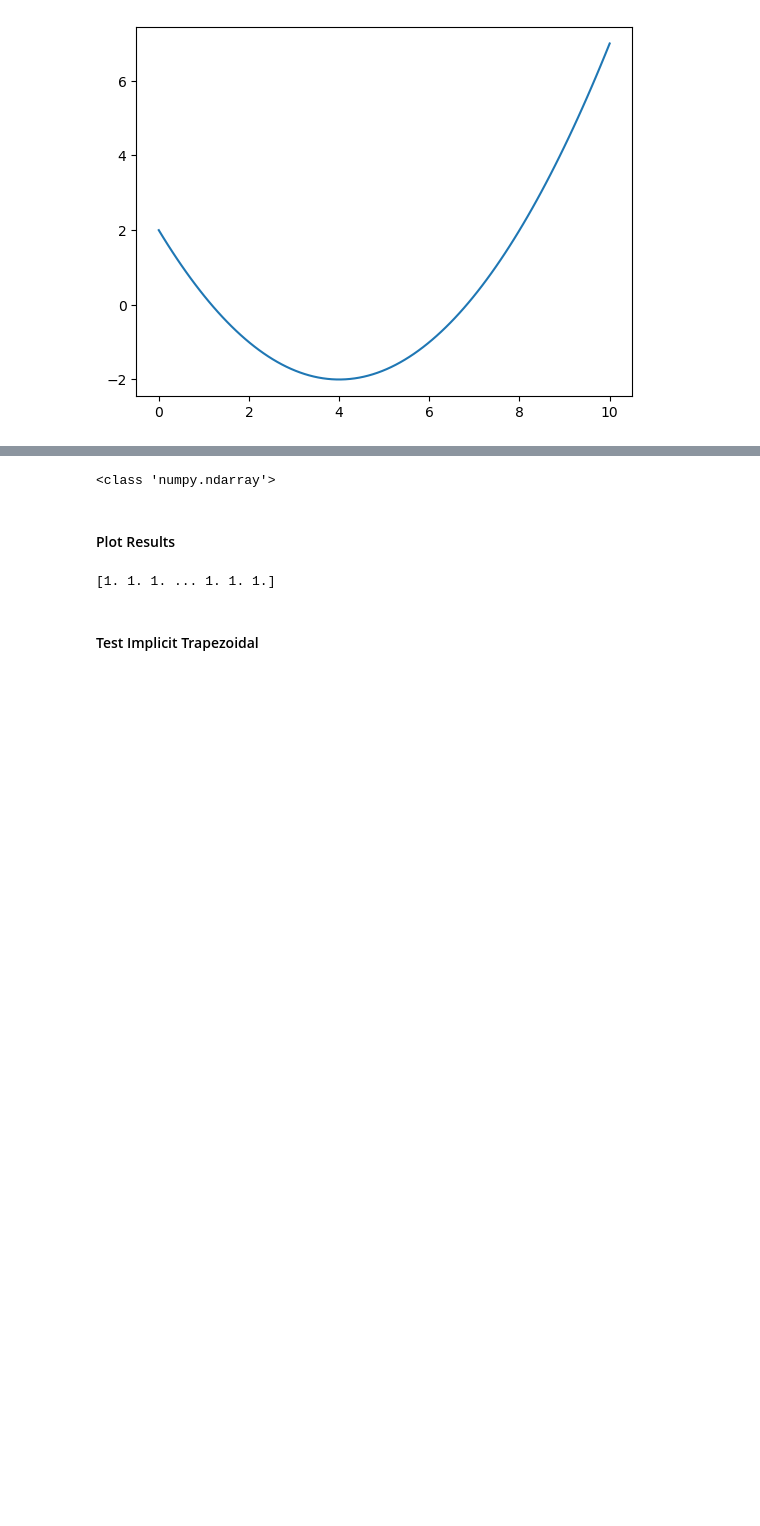
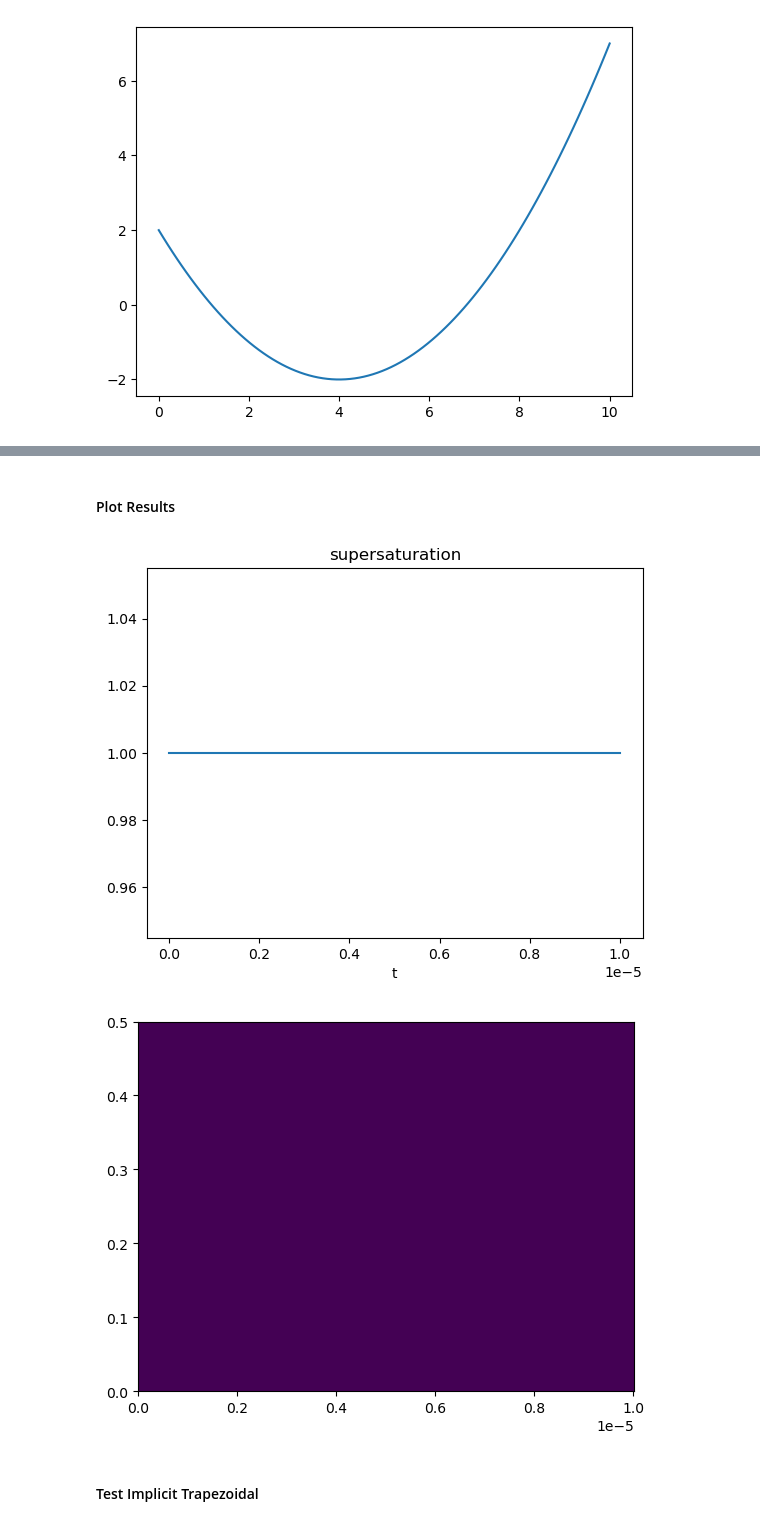
Before and after one commit to lucasattia/crystalPBM, a Jupyter notebook: functions/test_trapezoidal.ipynb, the cells around one changed output, grey strips where cells are left out. Cells and saved outputs as stored; diff of their text form; code cells hidden in the pictures; blank space fills up the shorter version.

```diff
--- a/functions/test_trapezoidal.ipynb
+++ b/functions/test_trapezoidal.ipynb
@@ -20,5 +23,4 @@ def better_imshow(row_vals, col_vals, data, ax=None):
 # %%
-
 from newtonGCR import NewtonGCR
 L_list = np.linspace(0,0.5, 50)
 tlist = np.linspace(0,1e-7,100)
@@ -76,7 +78,7 @@ MaxIter = 100 ##
 tolrGCR    = 1e-2
 epsMF      = 1e-2
 
-evalf =  -np.arctan(x**2)*np.cos(x**2)
+# evalf =  -np.arctan(x**2)*np.cos(x**2)
 
 
 
@@ -283,30 +303,29 @@ GCR did NOT converge! Maximum Numbe
 # %%
-# x_t =np.array(x_t)
+x_t =np.array(x_t)
 
 # print(x_t.shape)
 # print(type(x_t[:,0]))
 # print(type(tlist))
 
 
-print(type(x_t_euler))
+# print(type(x_t_euler))
-# %% [output]
-<class 'numpy.ndarray'>
 # %% [markdown]
 #### Plot Results
 # %%
-# plt.plot(np.array(tlist),  x_t[:,0])
-# plt.title('supersaturation')
-# plt.xlabel('t')
-# plt.show()
+plt.plot(np.array(tlist),  x_t[:,0])
+plt.title('supersaturation')
+plt.xlabel('t')
+plt.show()
 
 
-print(np.array(x_t)[:,1])
+# print(np.array(x_t)[:,1])
 
-# n_t = x_t_euler[:,2:]
+n_t = x_t[:,2:]
 
-# better_imshow(L_list, tlist, n_t.T)
+better_imshow(L_list, tlist, n_t.T)
 # %% [output]
-[1. 1. 1. ... 1. 1. 1.]
+[figure, added]
+[figure, added]
 # %% [markdown]
 #### Test Implicit Trapezoidal
 # %%
```
Also changed, not shown: parts of 4 cells of this notebook, 8 other files.
